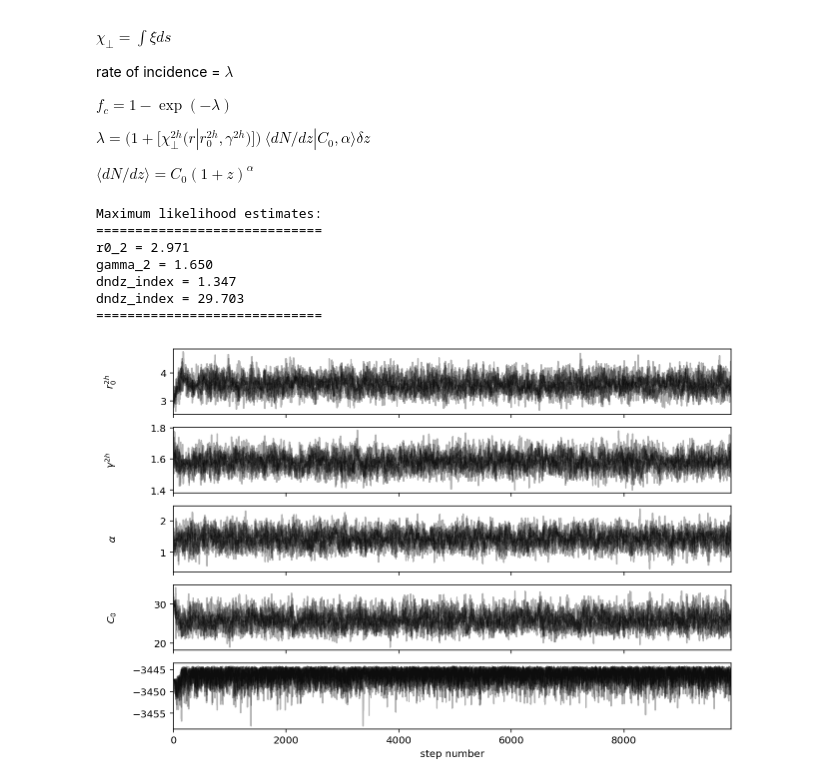
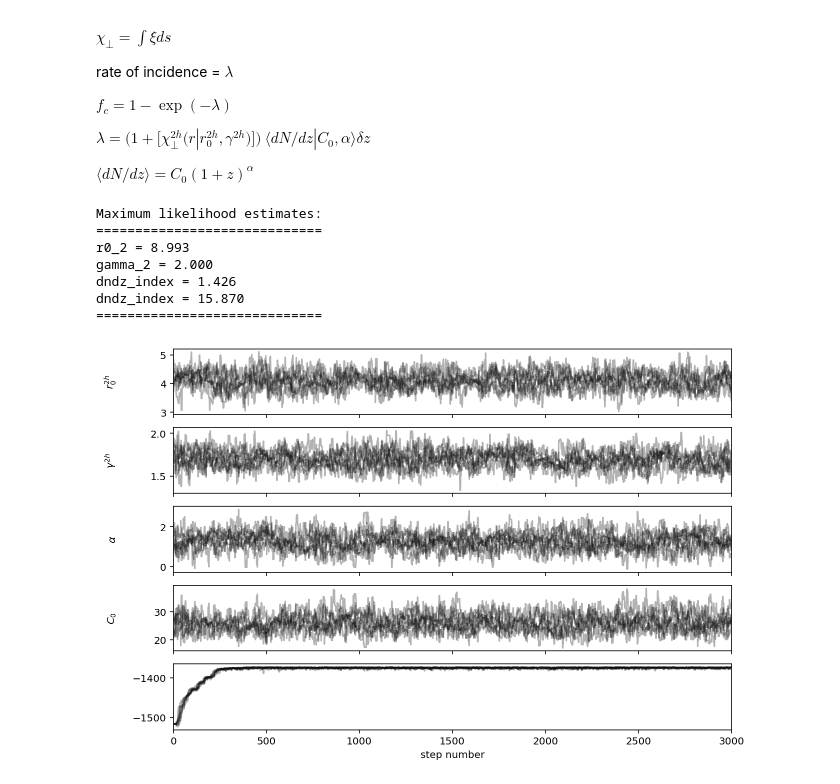
Before and after one commit to mattcwilde/1halo2halo, a Jupyter notebook: haloclustering/notebooks/two-halo-only/model_2h_only.ipynb, the cells around one changed output. Saved outputs shown, nothing was run; the diff lists cells and outputs as text; code cells hidden in the pictures.

```diff
--- a/haloclustering/notebooks/two-halo-only/model_2h_only.ipynb
+++ b/haloclustering/notebooks/two-halo-only/model_2h_only.ipynb
@@ -22,5 +17,5 @@ The autoreload extension is already loaded. To reload it, use:
 # %%
 cgmsqfile = "/Users/mwilde/python/cgm-squared/cgmsquared/data/cgm/cgmsquared_cgmsurvey_aodm_vhalos10_3sigma.json"
 casdir = "/Users/mwilde/Dropbox/CASBaH/data/h1_galaxies_20Mpc_500kms_*.fits"
-data = get_combined_dataset(cgmsqfile, casdir)
+data = get_combined_dataset(cgmsqfile, casdir, rho_min=5000)
 # %% [output]
@@ -68,7 +61,7 @@ bounds = ((0, 10), (0, 2), (-3, 3), (0, 35))
 # instantiate the model
 twohModel = models.Model2h(data)
 # %%
-soln = evaluate.max_likelihood_est(rvirModel, initial, bounds)
+soln = evaluate.max_likelihood_est(twohModel, initial, bounds)
 r0_2, gamma_2, dndz_index, dndz_coeff = soln.x
 
 print('\n')
@@ -82,33 +75,34 @@ print("=============================")
 # %% [output]
 Maximum likelihood estimates:
 =============================
-r0_2 = 2.971
-gamma_2 = 1.650
-dndz_index = 1.347
-dndz_index = 29.703
+r0_2 = 8.993
+gamma_2 = 2.000
+dndz_index = 1.426
+dndz_index = 15.870
 =============================
 # %%
-sampler = evaluate.posterior_sampler(soln, twohModel.log_probability)
+sampler = evaluate.posterior_sampler(soln, twohModel.log_probability, nsteps=4000)
 # %%
-samples = sampler.get_chain(discard=100)
-flat_samples = sampler.get_chain(discard=100, thin=1, flat=True)
+discard = 1000
+samples = sampler.get_chain(discard=discard)
+flat_samples = sampler.get_chain(discard=discard, thin=1, flat=True)
 ndim = samples.shape[2]
 
 # plot
 fig, axes = plt.subplots(nrows=ndim+1, figsize=(10, 7), sharex=True)
 labels = [r"$r_0^{2h}$", r"$\gamma^{2h}$", r'$\alpha$', r'$C_0$']
 for i in range(ndim):
     ax = axes[i]
     ax.plot(samples[:, :, i], "k", alpha=0.3)
     ax.set_xlim(0, len(samples))
     ax.set_ylabel(labels[i])
     ax.yaxis.set_label_coords(-0.1, 0.5)
 
 axes[-1].set_xlabel("step number")
 
 axes[-1].plot(sampler.lnprobability.T, "k", alpha=0.3);
 # %% [output]
-[figure, old version]
+[figure, new version]
 # %%
 fig = corner.corner(
     flat_samples, labels=labels, quantiles=[0.16, 0.5, 0.84], show_titles=True, title_kwargs={"fontsize": 12}
```
Also changed, not shown: parts of 4 cells of this notebook, 1 other file.
